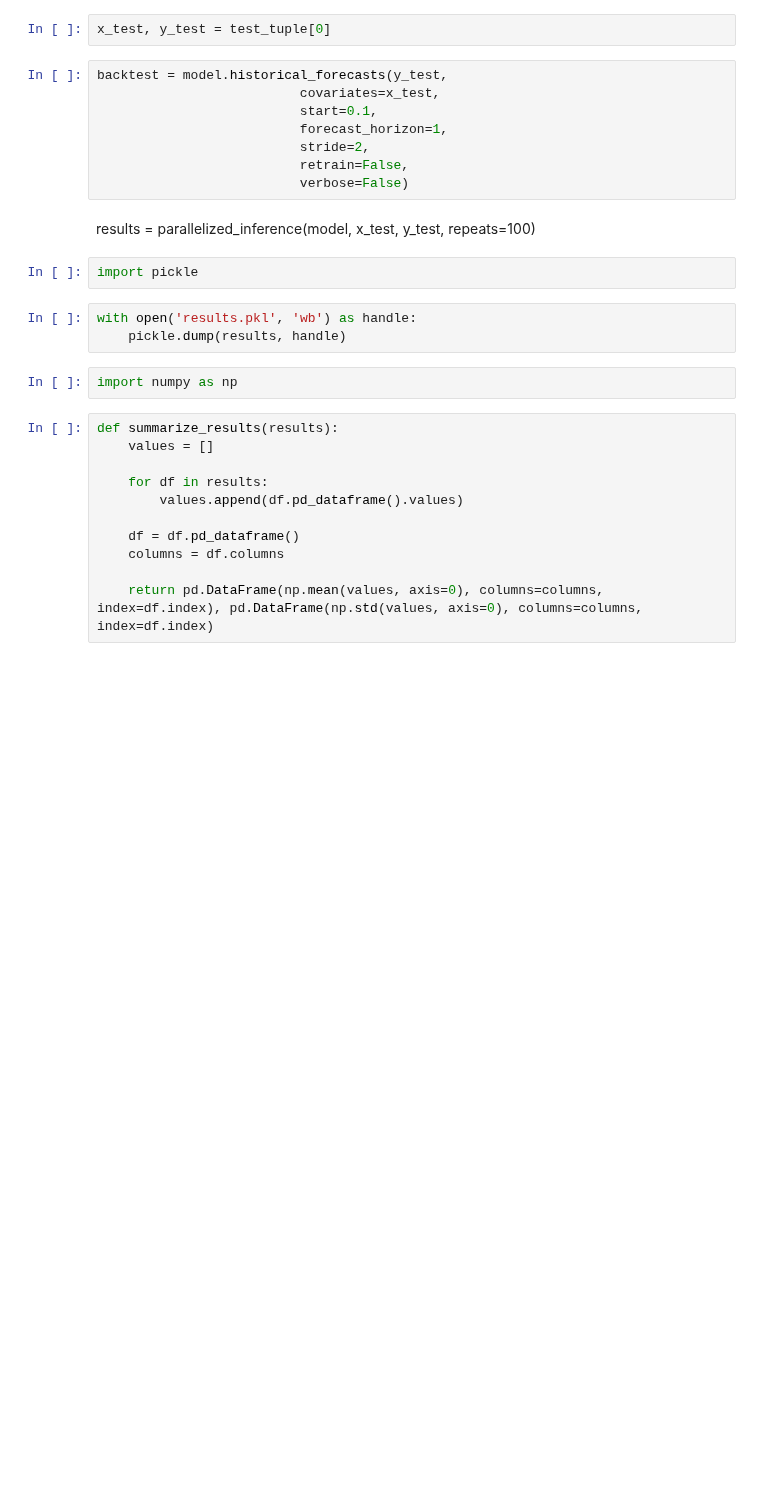
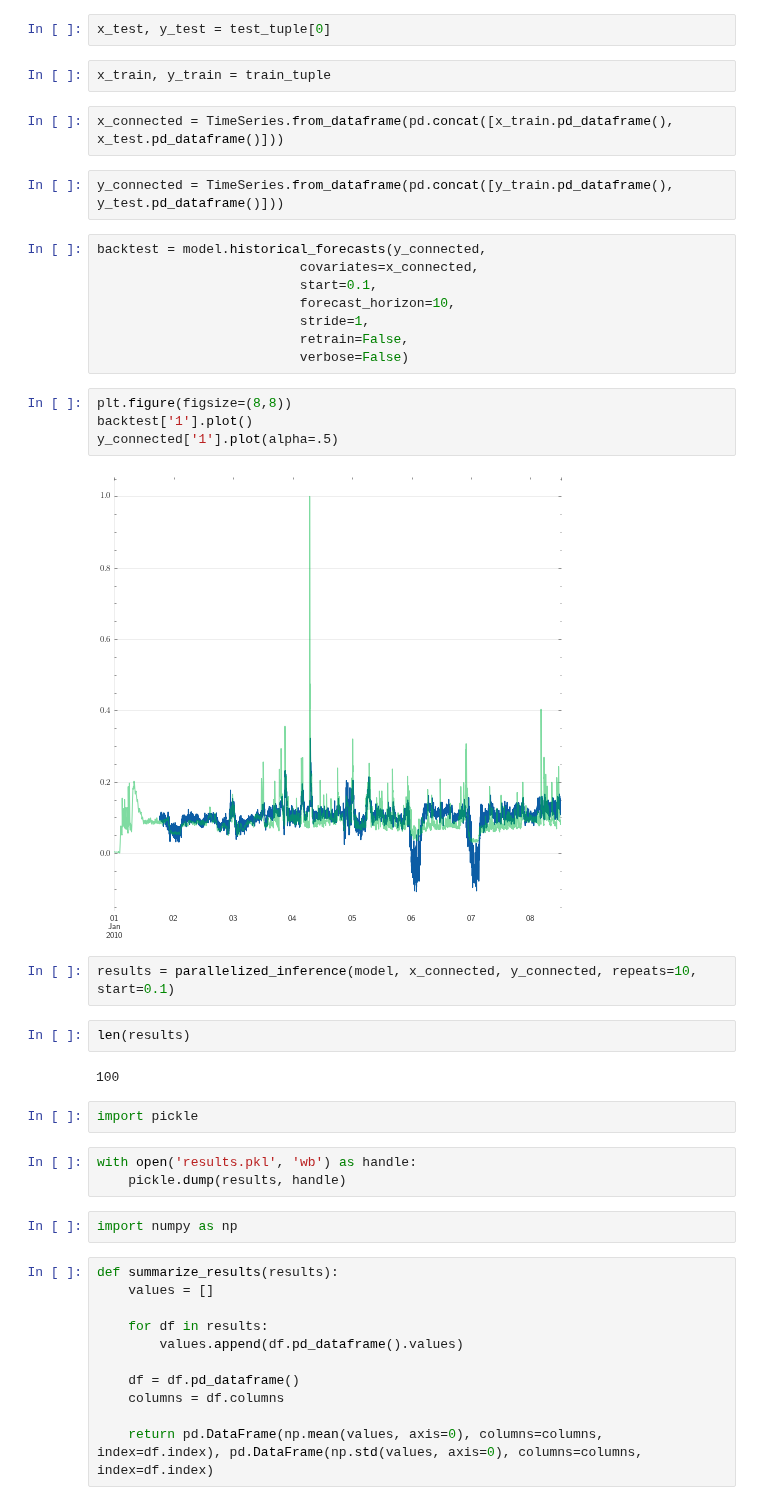
Before and after one commit to kjappelbaum/pyprocessta, a Jupyter notebook: examples/validate_model.ipynb, the cells around one changed output. Saved outputs shown, nothing was run; the diff lists cells and outputs as text; blank space fills up the shorter version.

```diff
--- a/examples/validate_model.ipynb
+++ b/examples/validate_model.ipynb
@@ -81,15 +100,31 @@ model = run_model(train_tuple)
 # %%
 x_test, y_test = test_tuple[0]
+# %%
+x_train, y_train = train_tuple
+# %%
+x_connected = TimeSeries.from_dataframe(pd.concat([x_train.pd_dataframe(), x_test.pd_dataframe()]))
+# %%
+y_connected = TimeSeries.from_dataframe(pd.concat([y_train.pd_dataframe(), y_test.pd_dataframe()]))
 # %%
-backtest = model.historical_forecasts(y_test,
-                          covariates=x_test,
+backtest = model.historical_forecasts(y_connected,
+                          covariates=x_connected,
                           start=0.1,
-                          forecast_horizon=1,
-                          stride=2,
+                          forecast_horizon=10,
+                          stride=1,
                           retrain=False,
                           verbose=False)
-# %% [markdown]
-results = parallelized_inference(model, x_test, y_test, repeats=100)
+# %%
+plt.figure(figsize=(8,8))
+backtest['1'].plot()
+y_connected['1'].plot(alpha=.5)
+# %% [output]
+[figure, added]
+# %%
+results = parallelized_inference(model, x_connected, y_connected, repeats=10, start=0.1)
+# %%
+len(results)
+# %% [output]
+100
 # %%
 import pickle
 # %%
```
Also changed, not shown: parts of 38 cells of this notebook, 20 other files.
